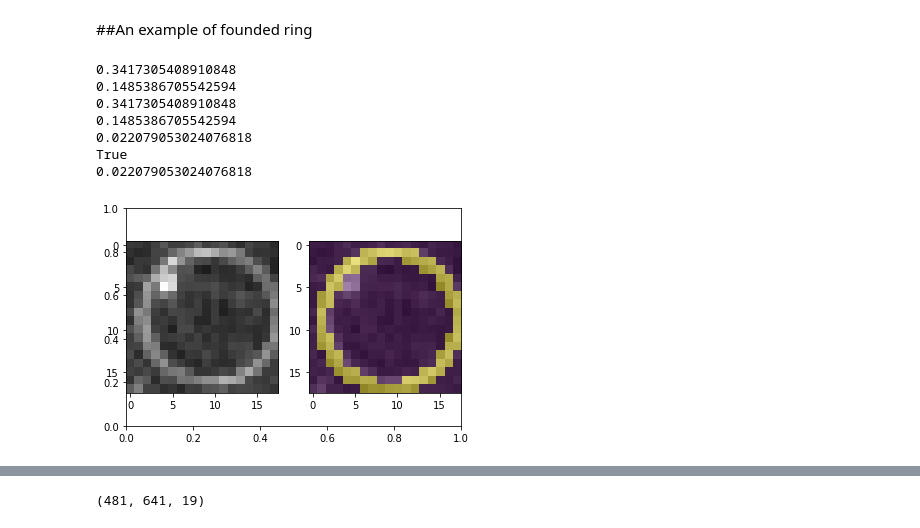
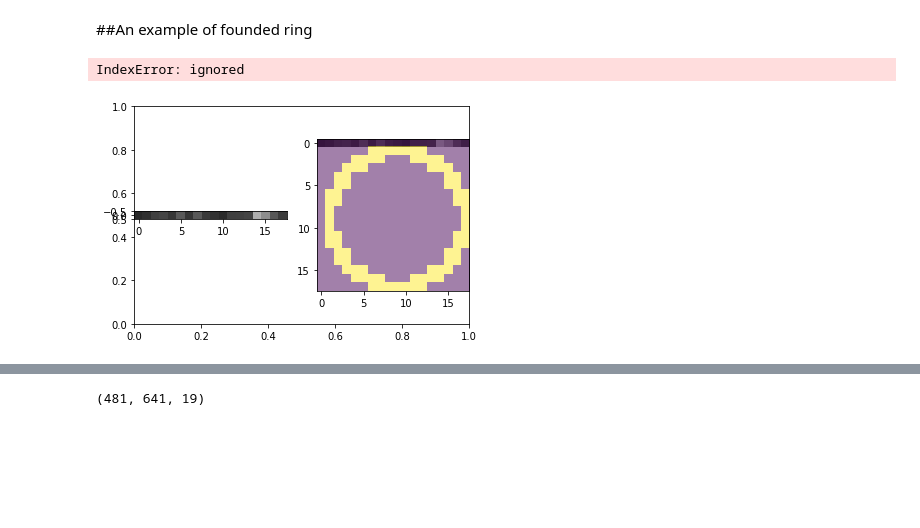
Before and after one commit to andrew-veriga/MathForML, a Jupyter notebook: StridedCoffieCircles.ipynb, the cells around one changed output, grey strips where cells are left out. Saved outputs shown, nothing was run; the diff lists cells and outputs as text; code cells hidden in the pictures; blank space fills up the shorter version.

```diff
--- a/StridedCoffieCircles.ipynb
+++ b/StridedCoffieCircles.ipynb
@@ -148,31 +148,25 @@ fig.show()
 # %%
 #SquareSize=20, (x,y)= 57, 13
 
-x=57
-y=13
+x=0
+y=479
 size=18
 Mask = getMask( size, Thick )
 square = Image[y:y+size, x:x+size]
 
 #ring visualisation
 fig, ax = plt.subplots()
 ax = fig.add_subplot(1,2,1)
 ax.imshow(square, cmap=plt.get_cmap('gray'), vmin=0, vmax=1)
 
 ax1=fig.add_subplot(1,2,2)
 ax1.imshow(square, cmap=plt.get_cmap('gray'), vmin=0, vmax=1)
 ax1.imshow(Mask,alpha=.5)
 fig.show()
 _DEBUG_=True
 print(isCircleFound(square, Mask))
 print(np.var(square[Mask]))
 _DEBUG_=False
 # %% [output]
-0.3417305408910848
-0.1485386705542594
-0.3417305408910848
-0.1485386705542594
-0.022079053024076818
-True
-0.022079053024076818
+IndexError: ignored
-[figure, old version]
+[figure, new version]
```
Also changed, not shown: parts of 11 cells of this notebook.
